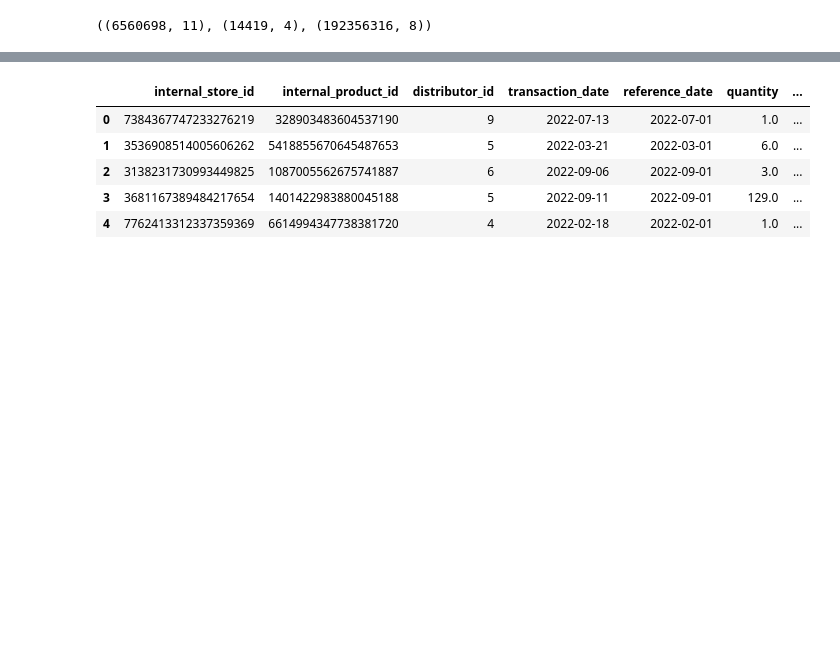
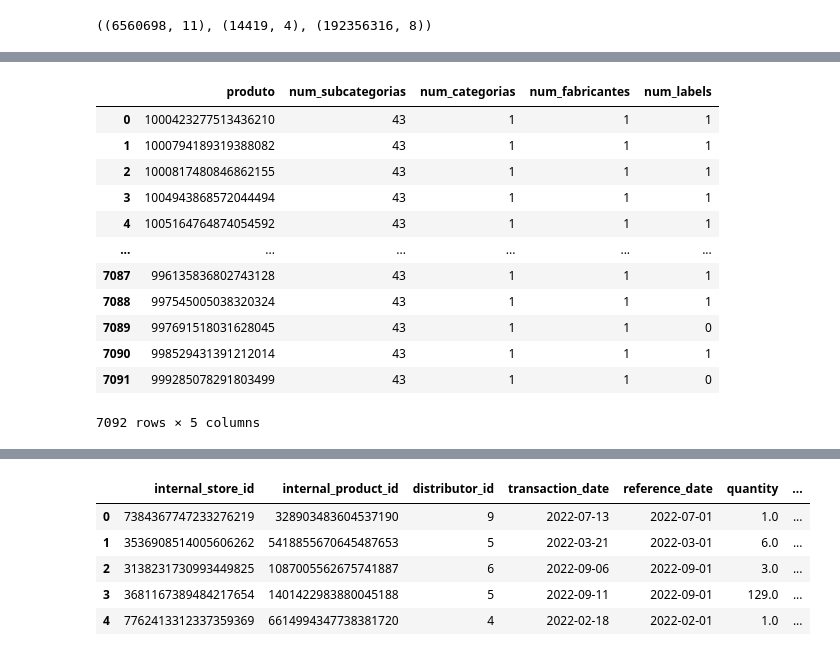
Before and after one commit to VictorBauler/Hackathon_Big_Data_2025, a Jupyter notebook: notebooks/eda.ipynb, the cells around one changed output, grey strips where cells are left out. Drawn from its saved outputs; the diff is of its cells as text; code cells hidden in the pictures; blank space fills up the shorter version.

```diff
--- a/notebooks/eda.ipynb
+++ b/notebooks/eda.ipynb
@@ -62,0 +159,27 @@ df_transacoes.shape, df_cadastro_pdv.shape, df_cadastro_prod.shape
+# %%
+# Agrupando o dataframe pelo produto, checar quantas variações de subcategoria e categoria existem para cada produto
+df_cadastro_prod.groupby('produto').agg({
+    'subcategoria': 'nunique',
+    'categoria': 'nunique',
+    'fabricante': 'nunique',
+    'label': 'nunique'
+}).reset_index().rename(columns={
+    'subcategoria': 'num_subcategorias',
+    'categoria': 'num_categorias',
+    'fabricante': 'num_fabricantes',
+    'label': 'num_labels'
+}).sort_values(by=['num_subcategorias', 'num_categorias'], ascending=False)
+# %% [output]
+|  | produto | num_subcategorias | num_categorias | num_fabricantes | num_labels |
+| 0 | 1000423277513436210 | 43 | 1 | 1 | 1 |
+| 1 | 1000794189319388082 | 43 | 1 | 1 | 1 |
+| 2 | 1000817480846862155 | 43 | 1 | 1 | 1 |
+| 3 | 1004943868572044494 | 43 | 1 | 1 | 1 |
+| 4 | 1005164764874054592 | 43 | 1 | 1 | 1 |
+| ... | ... | ... | ... | ... | ... |
+| 7087 | 996135836802743128 | 43 | 1 | 1 | 1 |
+| 7088 | 997545005038320324 | 43 | 1 | 1 | 1 |
+| 7089 | 997691518031628045 | 43 | 1 | 1 | 0 |
+| 7090 | 998529431391212014 | 43 | 1 | 1 | 1 |
+| 7091 | 999285078291803499 | 43 | 1 | 1 | 0 |
+7092 rows × 5 columns
```
Also changed, not shown: parts of 15 cells of this notebook.
